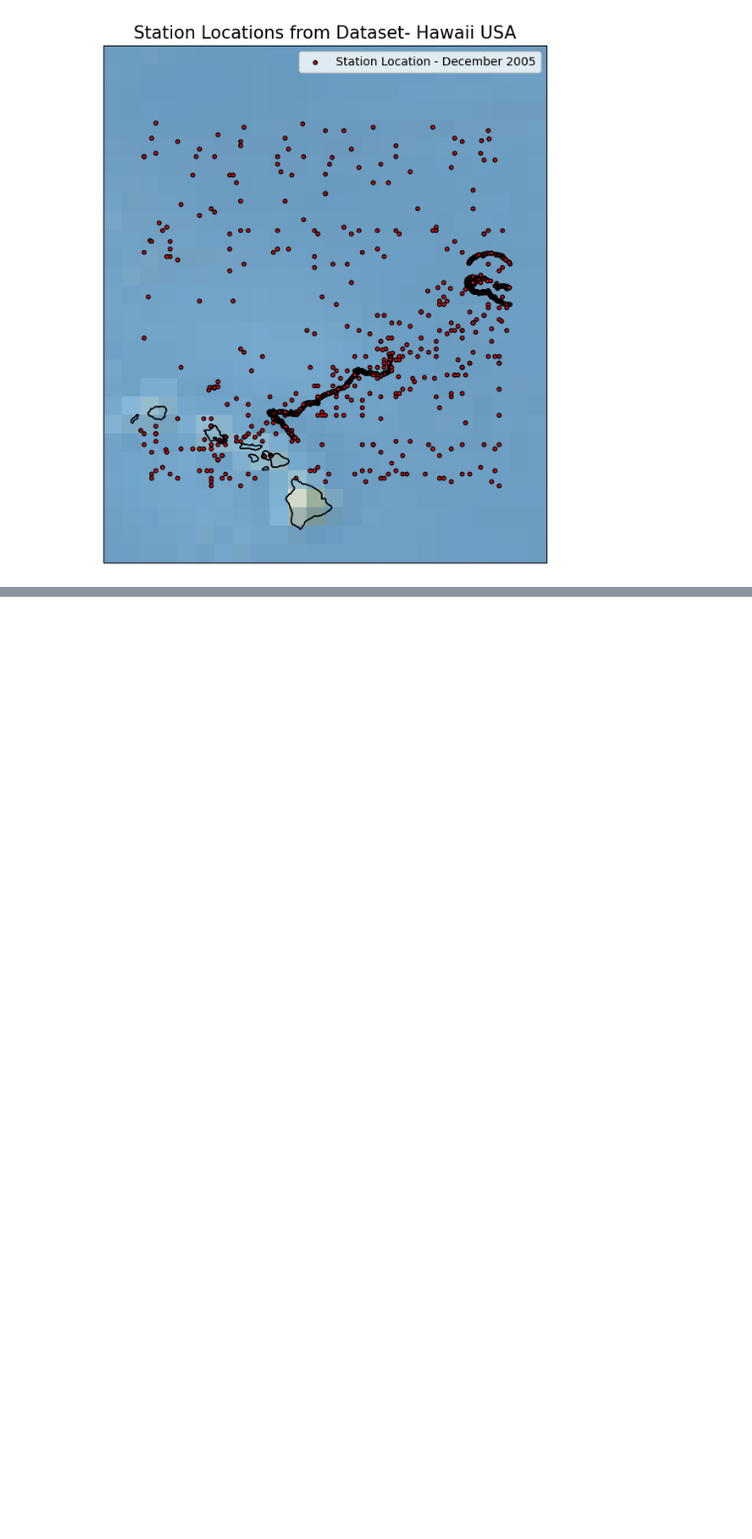
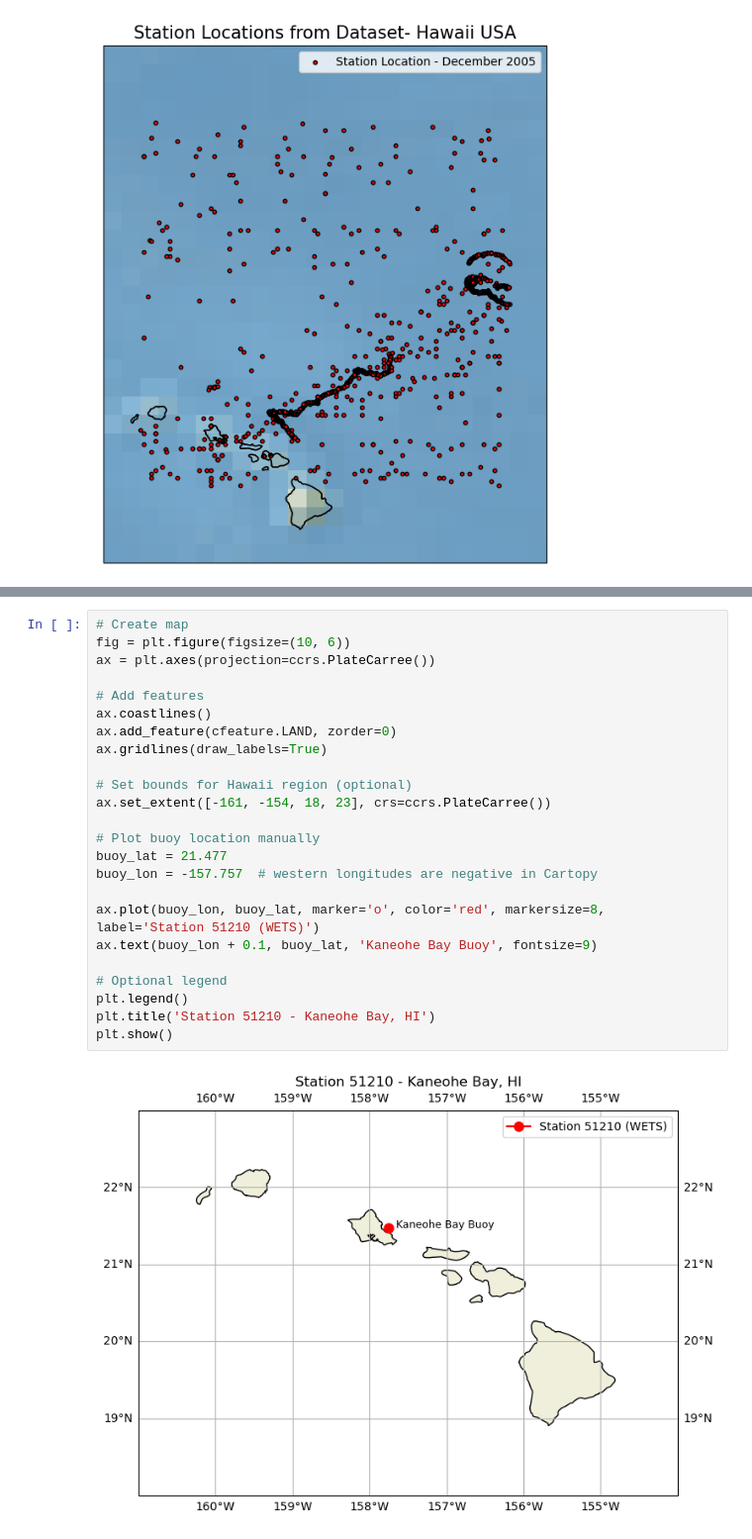
Before and after one commit to GPGN268/SP2025-FP01-ocean-air-temperature-patterns, a Jupyter notebook: molly_final_proj_notebook.ipynb, the cells around one changed output, grey strips where cells are left out. Shown at 99% size. Drawn from its saved outputs; the diff is of its cells as text; blank space fills up the shorter version.

```diff
--- a/molly_final_proj_notebook.ipynb
+++ b/molly_final_proj_notebook.ipynb
@@ -247,0 +626,26 @@ plt.show()
+# %%
+# Create map
+fig = plt.figure(figsize=(10, 6))
+ax = plt.axes(projection=ccrs.PlateCarree())
+
+# Add features
+ax.coastlines()
+ax.add_feature(cfeature.LAND, zorder=0)
+ax.gridlines(draw_labels=True)
+
+# Set bounds for Hawaii region (optional)
+ax.set_extent([-161, -154, 18, 23], crs=ccrs.PlateCarree())
+
+# Plot buoy location manually
+buoy_lat = 21.477
+buoy_lon = -157.757  # western longitudes are negative in Cartopy
+
+ax.plot(buoy_lon, buoy_lat, marker='o', color='red', markersize=8, label='Station 51210 (WETS)')
+ax.text(buoy_lon + 0.1, buoy_lat, 'Kaneohe Bay Buoy', fontsize=9)
+
+# Optional legend
+plt.legend()
+plt.title('Station 51210 - Kaneohe Bay, HI')
+plt.show()
+# %% [output]
+[figure, added]
```
Also changed, not shown: parts of 18 cells of this notebook.
